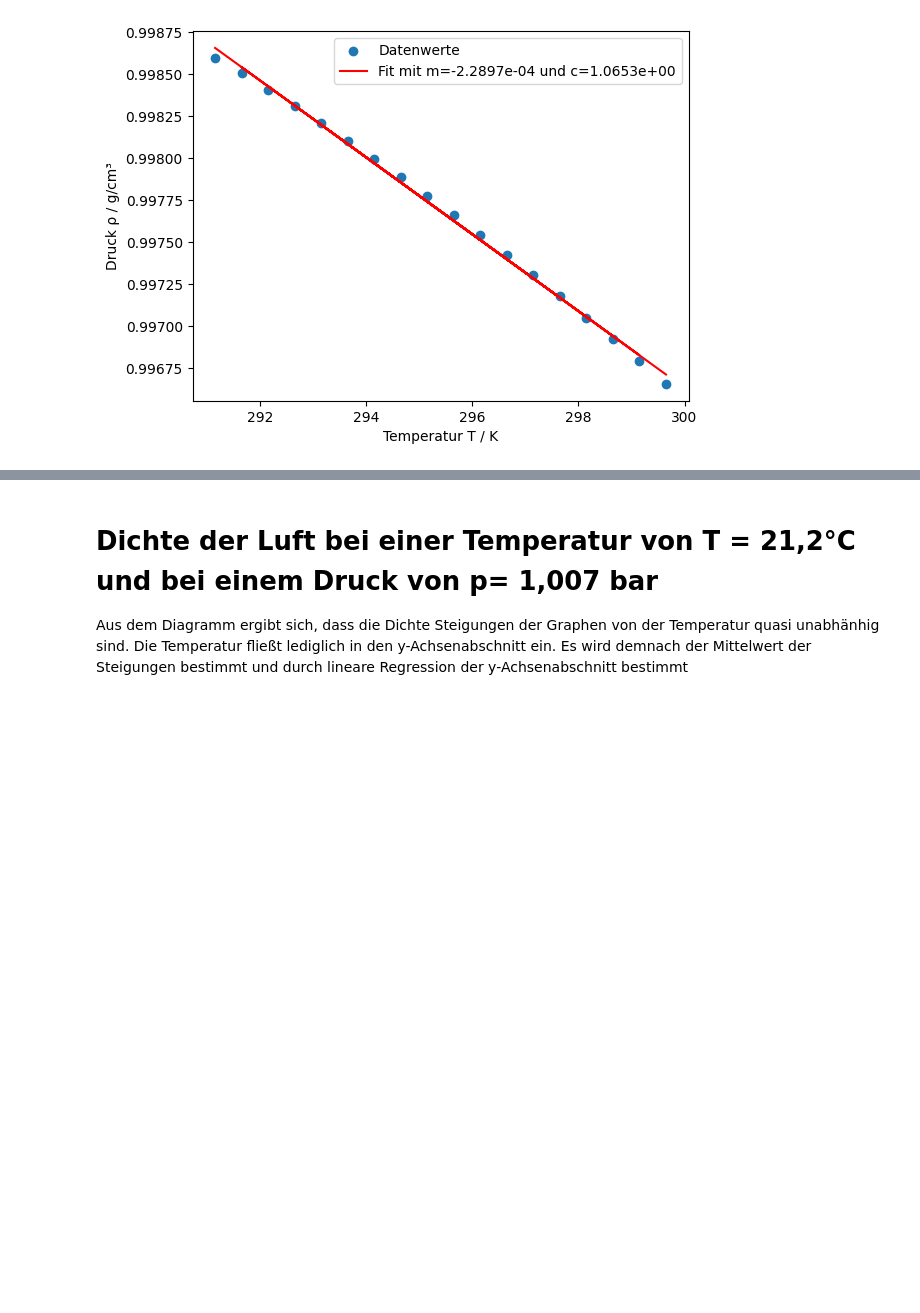
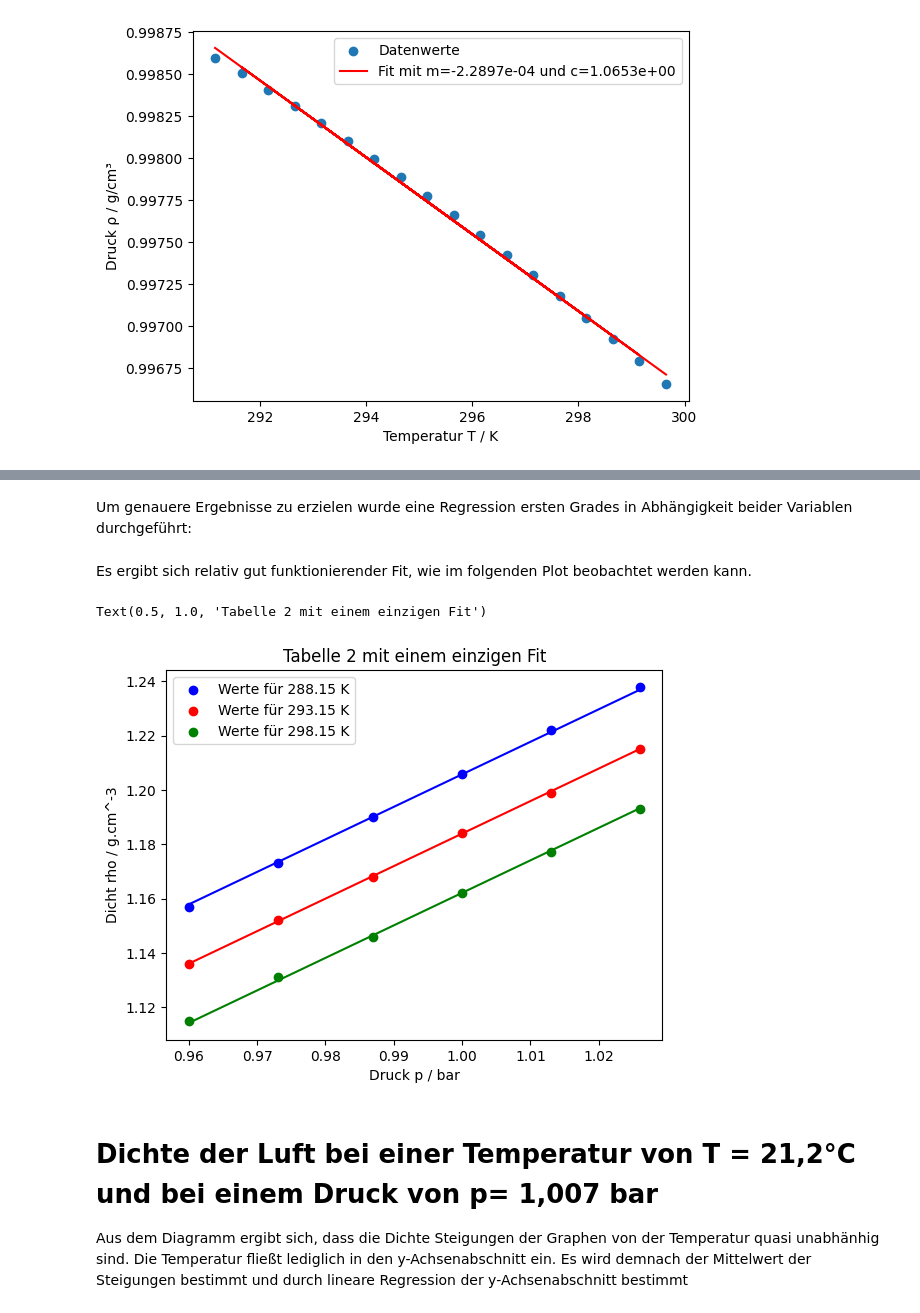
Before and after one commit to Rankenstein678/PC_Praktikum_1, a Jupyter notebook: P1.ipynb, the cells around one changed output, grey strips where cells are left out. Cells and saved outputs as stored; diff of their text form; code cells hidden in the pictures; blank space fills up the shorter version.

```diff
--- a/P1.ipynb
+++ b/P1.ipynb
@@ -63,0 +65,2 @@ ax.legend(fontsize="x-small")
+# %% [markdown]
+Um genauere Ergebnisse zu erzielen wurde eine Regression ersten Grades in Abhängigkeit beider Variablen durchgeführt:
@@ -64,3 +88,34 @@ ax.legend(fontsize="x-small")
+# %% [markdown]
+Es ergibt sich relativ gut funktionierender Fit, wie im folgenden Plot beobachtet werden kann.
+# %%
+
+def dichte_luft(p,T):
+    return a * p + b * T +c
+
+temp_druck_dichte_luft = [
+    np.array([0.960, 0.973, 0.987, 1.000, 1.013, 1.026]),
+    np.array([1.157, 1.173, 1.190, 1.206, 1.222, 1.238]),
+    np.array([1.136, 1.152, 1.168, 1.184, 1.199, 1.215]),
+    np.array([1.115, 1.131, 1.146, 1.162, 1.177, 1.193]),
+]
+fig, ax = plt.subplots()
+Temperaturen_tabelle_2 = [288.15, 293.15, 298.15]
+colors = ["blue", "red", "green"]
+
+for i in range(3):
+    ax.plot(temp_druck_dichte_luft[0],
+            dichte_luft(temp_druck_dichte_luft[0],Temperaturen_tabelle_2[i]),
+            c=colors[i])
+
+for i in range(3):
+    ax.scatter(temp_druck_dichte_luft[0], temp_druck_dichte_luft[i + 1], c=colors[i], label=f"Werte für {Temperaturen_tabelle_2[i]} K")
+ax.set_xlabel("Druck p / bar")
+ax.legend()
+ax.set_ylabel("Dicht rho / g.cm^-3")
+ax.set_title("Tabelle 2 mit einem einzigen Fit")
+# %% [output]
+Text(0.5, 1.0, 'Tabelle 2 mit einem einzigen Fit')
+[figure, added]
 # %% [markdown]
 # Dichte der Luft bei einer Temperatur von T = 21,2°C und bei einem Druck von p= 1,007 bar
 
```
Also changed, not shown: parts of 8 cells of this notebook.
